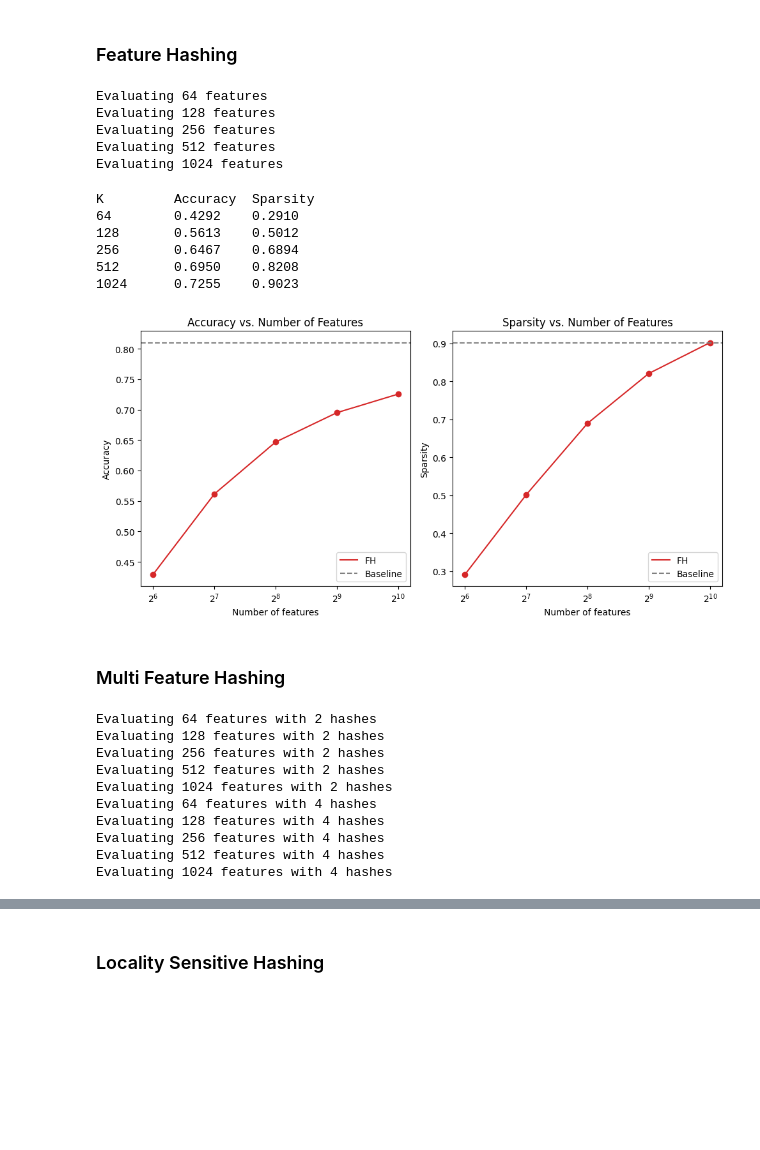
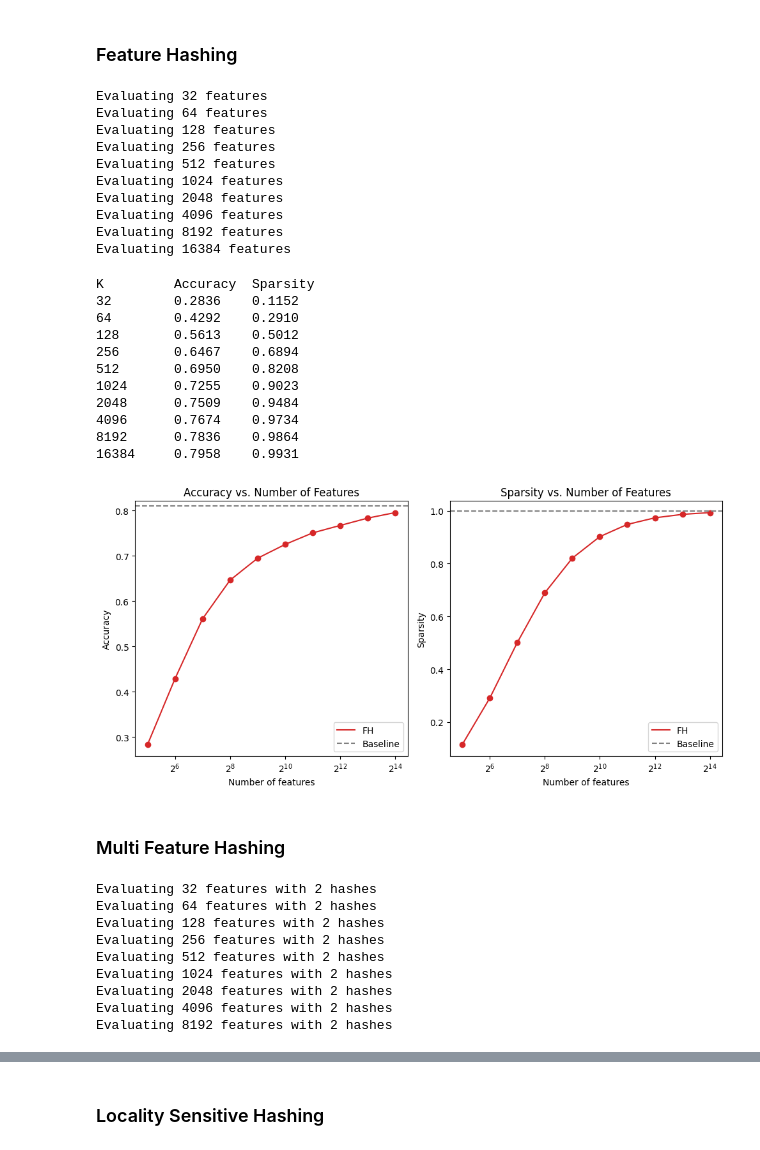
Before and after one commit to Gal-Noy/MSC-Data-Streaming-Algorithms, a Jupyter notebook: FeatureHashing/feature_hashing.ipynb, the cells around one changed output, grey strips where cells are left out. Cells and saved outputs as stored; diff of their text form; code cells hidden in the pictures; blank space fills up the shorter version.

```diff
--- a/FeatureHashing/feature_hashing.ipynb
+++ b/FeatureHashing/feature_hashing.ipynb
@@ -14,7 +14,7 @@ from sklearn.metrics import accuracy_score
 from sklearn.model_selection import train_test_split
 from sklearn.neighbors import KNeighborsClassifier
 # %%
-K_VALS = [2**i for i in range(6, 11)]       # Values for destination dimension
+K_VALS = [2**i for i in range(5, 15)]       # Values for destination dimension
 C_VALS = [2, 4]                             # Values for number of hash functions
 # %%
 X, y = fetch_20newsgroups(subset='all', return_X_y=True)
@@ -74,11 +74,16 @@ for n_features in K_VALS:
     fh_scores.append(score)
     fh_sparsities.append(sparsity)
 # %% [output]
+Evaluating 32 features
 Evaluating 64 features
 Evaluating 128 features
 Evaluating 256 features
 Evaluating 512 features
 Evaluating 1024 features
+Evaluating 2048 features
+Evaluating 4096 features
+Evaluating 8192 features
+Evaluating 16384 features
 # %%
 fig, (ax1, ax2) = plt.subplots(1, 2, figsize=(10, 5))
 
@@ -87,35 +92,40 @@ ax1.set_title('Accuracy vs. Number of Features')
 ax1.set_xlabel('Number of features')
 ax1.set_ylabel('Accuracy')
 ax1.plot(K_VALS, fh_scores, color='tab:red', label='FH')
 ax1.scatter(K_VALS, fh_scores, color='tab:red')
 ax1.axhline(y=baseline_score, color='gray', linestyle='--', label='Baseline')
 ax1.set_xscale('log', base=2)
 ax1.legend()
 
 # Plot for Sparsity
 ax2.set_title('Sparsity vs. Number of Features')
 ax2.set_xlabel('Number of features')
 ax2.set_ylabel('Sparsity')
 ax2.plot(K_VALS, fh_sparsities, color='tab:red', label='FH')
 ax2.scatter(K_VALS, fh_sparsities, color='tab:red')
-ax2.axhline(y=sparsity, color='gray', linestyle='--', label='Baseline')
+ax2.axhline(y=baseline_sparsity, color='gray', linestyle='--', label='Baseline')
 ax2.set_xscale('log', base=2)
 ax2.legend()
 
 print(f"{'K':<10}{'Accuracy':<10}{'Sparsity':<10}")
 for i, k in enumerate(K_VALS):
     print(f"{k:<10}{fh_scores[i]:<10.4f}{fh_sparsities[i]:<10.4f}")
 
 plt.tight_layout()
 plt.show()
 # %% [output]
 K         Accuracy  Sparsity
+32        0.2836    0.1152
 64        0.4292    0.2910
 128       0.5613    0.5012
 256       0.6467    0.6894
 512       0.6950    0.8208
 1024      0.7255    0.9023
+2048      0.7509    0.9484
+4096      0.7674    0.9734
+8192      0.7836    0.9864
+16384     0.7958    0.9931
-[figure, old version]
+[figure, new version]
 # %% [markdown]
 ### Multi Feature Hashing
 # %%
@@ -167,16 +177,15 @@ for n_hashes in C_VALS:
     mfh_scores.append(scores)
     mfh_sparsities.append(sparsities)
 # %% [output]
+Evaluating 32 features with 2 hashes
 Evaluating 64 features with 2 hashes
 Evaluating 128 features with 2 hashes
 Evaluating 256 features with 2 hashes
 Evaluating 512 features with 2 hashes
 Evaluating 1024 features with 2 hashes
-Evaluating 64 features with 4 hashes
-Evaluating 128 features with 4 hashes
-Evaluating 256 features with 4 hashes
-Evaluating 512 features with 4 hashes
-Evaluating 1024 features with 4 hashes
+Evaluating 2048 features with 2 hashes
+Evaluating 4096 features with 2 hashes
+Evaluating 8192 features with 2 hashes
 # %%
 markers = ['o', 's', '^', 'D', 'x', '*', 'P']
 colors = ['tab:red', 'tab:blue', 'tab:green', 'tab:orange', 'tab:purple', 'tab:yellow', 'tab:brown']
```
Also changed, not shown: parts of 4 cells of this notebook.
